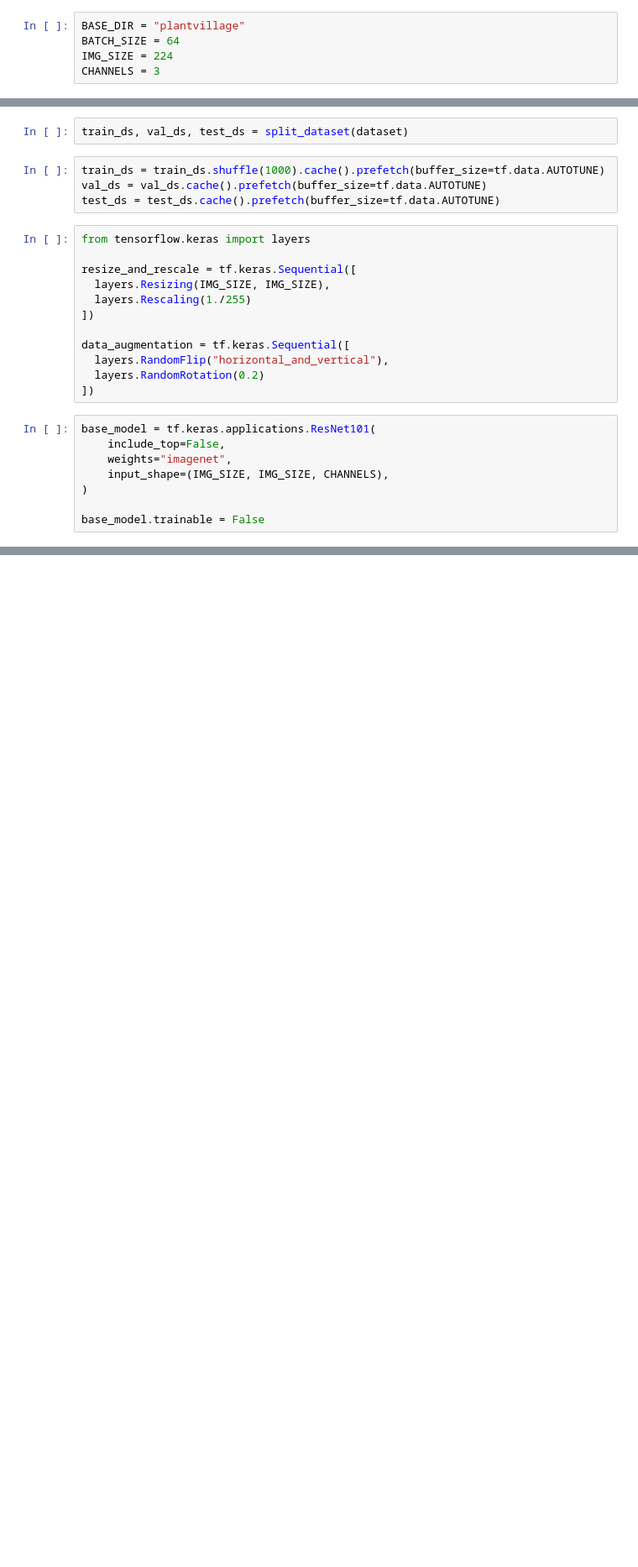
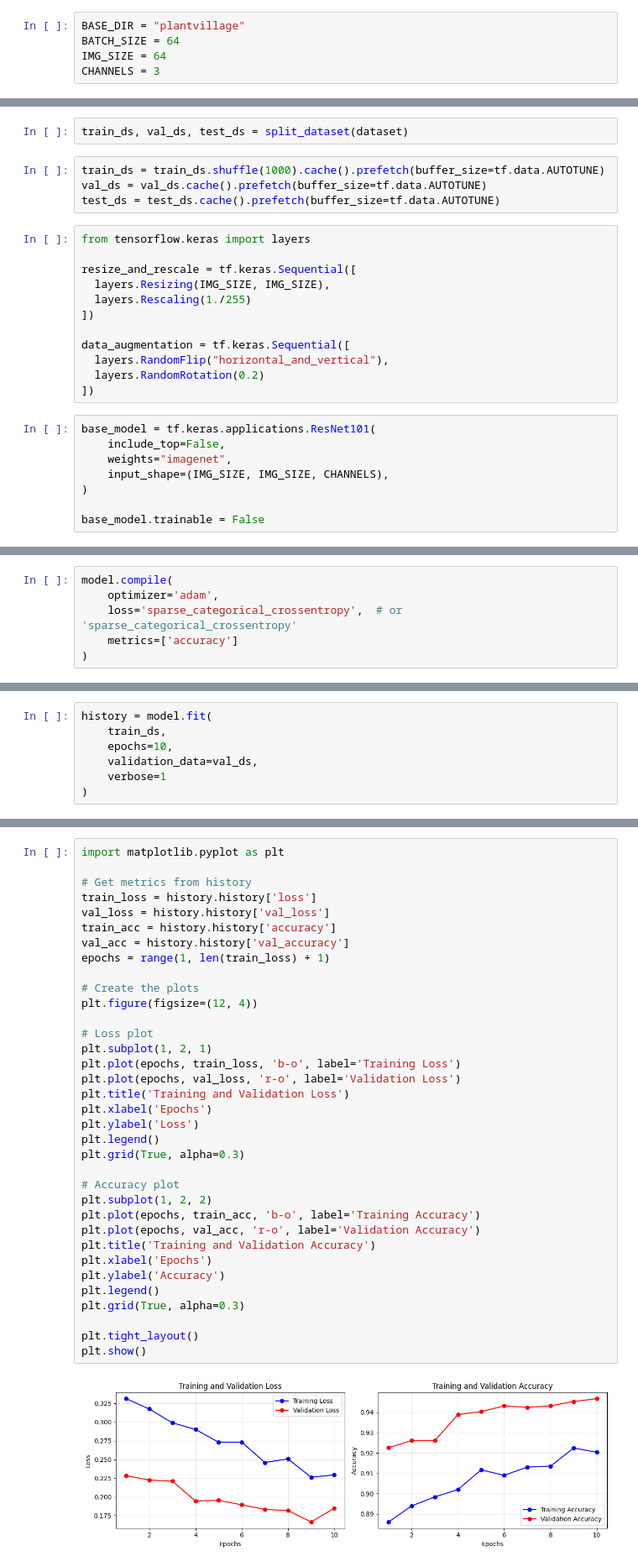
Before and after one commit to mehedils/ColabCodeRandom, a Jupyter notebook: resnet.ipynb, the cells around one changed output, grey strips where cells are left out. Shown: that part at 84% size. Saved outputs shown, nothing was run; the diff lists cells and outputs as text; blank space fills up the shorter version.

```diff
--- a/resnet.ipynb
+++ b/resnet.ipynb
@@ -27,7 +28,7 @@ plantvillage  plantvillage-tomato-leaf-dataset.zip  sample_data
 # %%
 BASE_DIR = "plantvillage"
 BATCH_SIZE = 64
-IMG_SIZE = 224
+IMG_SIZE = 64
 CHANNELS = 3
 # %%
 dataset = tf.keras.preprocessing.image_dataset_from_directory(
@@ -105 +119,7 @@ base_model.trainable = False
+# %%
+model.compile(
+    optimizer='adam',
+    loss='sparse_categorical_crossentropy',  # or 'sparse_categorical_crossentropy'
+    metrics=['accuracy']
+)
 # %%
@@ -132,0 +152,7 @@ print(feature_batch.shape)
+# %%
+history = model.fit(
+    train_ds,
+    epochs=10,
+    validation_data=val_ds,
+    verbose=1
+)
@@ -132,0 +180,37 @@ print(feature_batch.shape)
+# %%
+import matplotlib.pyplot as plt
+
+# Get metrics from history
+train_loss = history.history['loss']
+val_loss = history.history['val_loss']
+train_acc = history.history['accuracy']
+val_acc = history.history['val_accuracy']
+epochs = range(1, len(train_loss) + 1)
+
+# Create the plots
+plt.figure(figsize=(12, 4))
+
+# Loss plot
+plt.subplot(1, 2, 1)
+plt.plot(epochs, train_loss, 'b-o', label='Training Loss')
+plt.plot(epochs, val_loss, 'r-o', label='Validation Loss')
+plt.title('Training and Validation Loss')
+plt.xlabel('Epochs')
+plt.ylabel('Loss')
+plt.legend()
+plt.grid(True, alpha=0.3)
+
+# Accuracy plot
+plt.subplot(1, 2, 2)
+plt.plot(epochs, train_acc, 'b-o', label='Training Accuracy')
+plt.plot(epochs, val_acc, 'r-o', label='Validation Accuracy')
+plt.title('Training and Validation Accuracy')
+plt.xlabel('Epochs')
+plt.ylabel('Accuracy')
+plt.legend()
+plt.grid(True, alpha=0.3)
+
+plt.tight_layout()
+plt.show()
+# %% [output]
+[figure, added]
```
Also changed, not shown: parts of 9 cells of this notebook.
